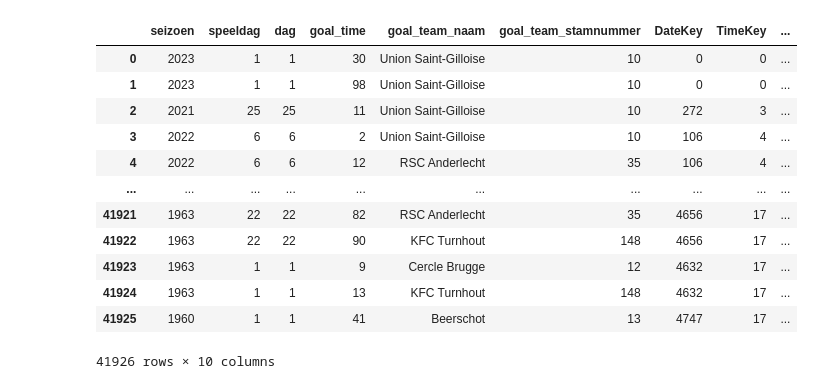
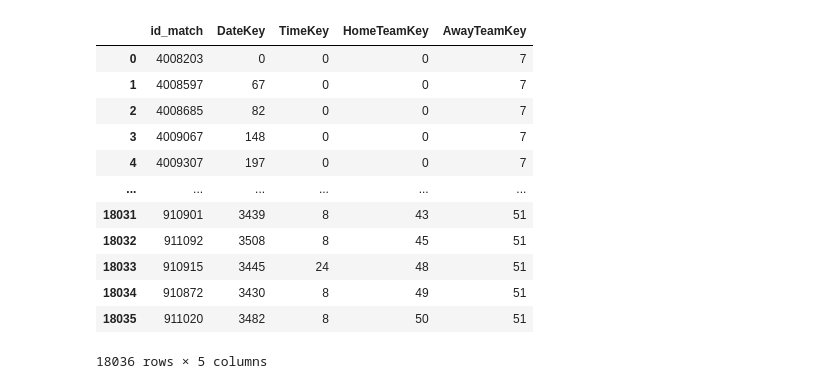
Before and after one commit to RobbeVDK/DEP1-2023-2024-groep04, a Jupyter notebook: bulk_insert_data.ipynb, the cells around one changed output. Cells and saved outputs as stored; diff of their text form; code cells hidden in the pictures.

```diff
--- a/bulk_insert_data.ipynb
+++ b/bulk_insert_data.ipynb
@@ -1,15 +1,15 @@
 # %%
 import pandas as pd;
 # %%
-doelpunten_df = pd.read_csv('./csv/doelpunten.csv',sep=';',names=['seizoen', 'dag', 'datum', 'tijd', 'id_match', 'thuisploeg_stamnummer',
-       'thuisploeg', 'uitploeg', 'uitploeg_stamnummer', 'goal_time',
-       'real_time_goal', 'goal_team_naam', 'goal_team_stamnummer',
+doelpunten_df = pd.read_csv('./csv/lectoren_bestanden/doelpunten.csv',sep=';',names=['seizoen', 'dag', 'datum', 'tijd', 'id_match', 'thuisploeg_stamnummer',
+       'thuisploeg', 'uitploeg_stamnummer', 'uitploeg', 'goal_time',
+       'real_time_goal', 'goal_team_stamnummer', 'goal_team_naam',
        'stand_thuis', 'stand_uit'])
-klassement_df = pd.read_csv('./csv/klassement.csv',sep=';',names=['seizoen', 'speeldag', 'stand', 'id_ploeg', 'naam_ploeg',
+klassement_df = pd.read_csv('./csv/lectoren_bestanden/klassement.csv',sep=';',names=['seizoen', 'speeldag', 'stand', 'id_ploeg', 'naam_ploeg',
        'aantal_wedstrijden', 'aantal_gewonnen', 'aantal_gelijk',
        'aantal_verloren', 'doelpunten_voor', 'doelpunten_tegen', 'verschil',
        'punten_2p_links', 'punten_2p_rechts', 'punten_3p'])
-wedstrijden_df = pd.read_csv('./csv/wedstrijden.csv',sep=';',names=['seizoen', 'speeldag', 'datum', 'tijd', 'id_match',
+wedstrijden_df = pd.read_csv('./csv/lectoren_bestanden/wedstrijden.csv',sep=';',names=['seizoen', 'speeldag', 'datum', 'tijd', 'id_match',
        'thuisploeg_stamnummer', 'thuisploeg', 'uitploeg_stamnummer',
        'uitploeg', 'doelpunten_thuisploeg', 'doelpunten_uitploeg'])
 # %%
@@ -63,11 +64,8 @@ import pandas as pd
 
 dim_date_df = pd.DataFrame()
 dim_date_df['FullDate'] = pd.to_datetime(wedstrijden_df['datum'], format='%Y/%m/%d')
-dim_date_df['Year'] = pd.to_datetime(wedstrijden_df['datum'], format='%Y/%m/%d').dt.year
-dim_date_df['Quarter'] = pd.to_datetime(wedstrijden_df['datum'], format='%Y/%m/%d').dt.quarter
-dim_date_df['Month'] = pd.to_datetime(wedstrijden_df['datum'], format='%Y/%m/%d').dt.month
-dim_date_df['Day'] = pd.to_datetime(wedstrijden_df['datum'], format='%Y/%m/%d').dt.day
-
+dim_date_df['Season'] = wedstrijden_df['seizoen']
+dim_date_df['PlayDay'] = wedstrijden_df['speeldag']
 dim_date_df = dim_date_df.drop_duplicates()
 dim_date_df = dim_date_df.reset_index(drop=True)
 dim_date_df['DateKey'] = dim_date_df.index
@@ -144,6 +142,11 @@ dim_standings_df
 # %%
+import numpy as np
+
 dim_goal_df = pd.DataFrame()
-dim_goal_df['GoalTimeRelative'] = doelpunten_df['goal_time']
+dim_goal_df = doelpunten_df
+dim_goal_df = dim_goal_df.rename(columns={'goal_time':'GoalTimeRelative','id_match':'MatchKey'})
+dim_goal_df['IsHomeTeamGoal'] = np.where(doelpunten_df['goal_team_stamnummer'] == doelpunten_df['thuisploeg_stamnummer'], 1, 0)
+dim_goal_df = dim_goal_df.drop(columns=['seizoen','dag','datum','tijd','thuisploeg_stamnummer','thuisploeg','uitploeg_stamnummer','uitploeg','goal_team_stamnummer','goal_team_naam','stand_thuis','stand_uit','real_time_goal'])
 dim_goal_df = dim_goal_df.drop_duplicates()
 dim_goal_df = dim_goal_df.reset_index(drop=True)
 dim_goal_df['GoalKey'] = dim_goal_df.index
@@ -167,35 +170,41 @@ dim_goal_df
 # %%
 fact_table_match = pd.DataFrame()
-fact_table_match = df_total
+fact_table_match = wedstrijden_df
 fact_table_match['datum'] = pd.to_datetime(fact_table_match['datum'])
 fact_table_match = fact_table_match.merge(dim_date_df,left_on='datum',right_on='FullDate')
 
 dim_time_df['Time'] = dim_time_df['Hour'].astype(str).str.zfill(2) + ':' + dim_time_df['Minute'].astype(str).str.zfill(2)
 fact_table_match = fact_table_match.merge(dim_time_df,left_on='tijd',right_on='Time')
 dim_time_df.drop(columns='Time')
 
 fact_table_match = fact_table_match.merge(dim_team_df,left_on='thuisploeg_stamnummer',right_on='StamNumber')
 fact_table_match = fact_table_match.rename(columns={'TeamKey':'HomeTeamKey'})
 fact_table_match = fact_table_match.drop(columns=['TeamName','StamNumber'])
 
 fact_table_match = fact_table_match.merge(dim_team_df,left_on='uitploeg_stamnummer',right_on='StamNumber')
 fact_table_match = fact_table_match.rename(columns={'TeamKey':'AwayTeamKey'})
 fact_table_match = fact_table_match.drop(columns=['TeamName','StamNumber'])
 
 
-fact_table_match = fact_table_match.drop(columns=['datum','thuisploeg','uitploeg','FullDate','Year','Quarter','Month','Day','Hour','Minute','Time','id_match','tijd','thuisploeg_stamnummer','uitploeg_stamnummer','real_time_goal','doelpunten_thuisploeg','doelpunten_uitploeg','stand_thuis','stand_uit'])
+fact_table_match = fact_table_match.drop(columns=['datum','thuisploeg','uitploeg','FullDate','Hour','Minute','Time','tijd','thuisploeg_stamnummer','uitploeg_stamnummer','doelpunten_thuisploeg','doelpunten_uitploeg','seizoen','speeldag','Season','PlayDay'])
+
+fact_table_match.rename(columns={'id_match':'MatchKey'})
+
+dim_goal_df = dim_goal_df.drop_duplicates()
+dim_goal_df = dim_goal_df.reset_index(drop=True)
+
 fact_table_match
 # %% [output]
-|  | seizoen | speeldag | dag | goal_time | goal_team_naam | goal_team_stamnummer | DateKey | TimeKey | ... |
-| 0 | 2023 | 1 | 1 | 30 | Union Saint-Gilloise | 10 | 0 | 0 | ... |
-| 1 | 2023 | 1 | 1 | 98 | Union Saint-Gilloise | 10 | 0 | 0 | ... |
-| 2 | 2021 | 25 | 25 | 11 | Union Saint-Gilloise | 10 | 272 | 3 | ... |
-| 3 | 2022 | 6 | 6 | 2 | Union Saint-Gilloise | 10 | 106 | 4 | ... |
-| 4 | 2022 | 6 | 6 | 12 | RSC Anderlecht | 35 | 106 | 4 | ... |
-| ... | ... | ... | ... | ... | ... | ... | ... | ... | ... |
-| 41921 | 1963 | 22 | 22 | 82 | RSC Anderlecht | 35 | 4656 | 17 | ... |
-| 41922 | 1963 | 22 | 22 | 90 | KFC Turnhout | 148 | 4656 | 17 | ... |
-| 41923 | 1963 | 1 | 1 | 9 | Cercle Brugge | 12 | 4632 | 17 | ... |
-| 41924 | 1963 | 1 | 1 | 13 | KFC Turnhout | 148 | 4632 | 17 | ... |
-| 41925 | 1960 | 1 | 1 | 41 | Beerschot | 13 | 4747 | 17 | ... |
+|  | id_match | DateKey | TimeKey | HomeTeamKey | AwayTeamKey |
+| 0 | 4008203 | 0 | 0 | 0 | 7 |
+| 1 | 4008597 | 67 | 0 | 0 | 7 |
+| 2 | 4008685 | 82 | 0 | 0 | 7 |
+| 3 | 4009067 | 148 | 0 | 0 | 7 |
+| 4 | 4009307 | 197 | 0 | 0 | 7 |
+| ... | ... | ... | ... | ... | ... |
+| 18031 | 910901 | 3439 | 8 | 43 | 51 |
+| 18032 | 911092 | 3508 | 8 | 45 | 51 |
+| 18033 | 910915 | 3445 | 24 | 48 | 51 |
+| 18034 | 910872 | 3430 | 8 | 49 | 51 |
+| 18035 | 911020 | 3482 | 8 | 50 | 51 |
-41926 rows × 10 columns
+18036 rows × 5 columns
```
Also changed, not shown: parts of 8 cells of this notebook, 6 other files.
